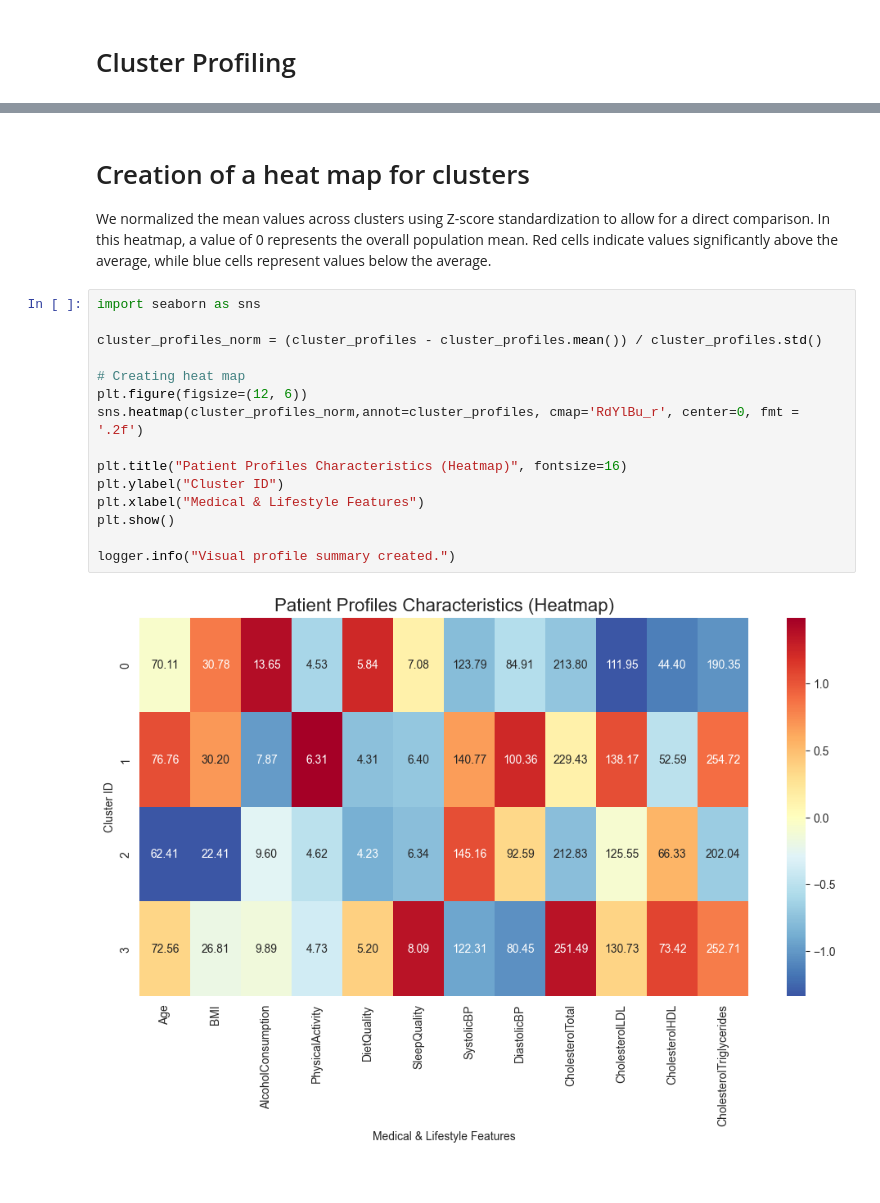
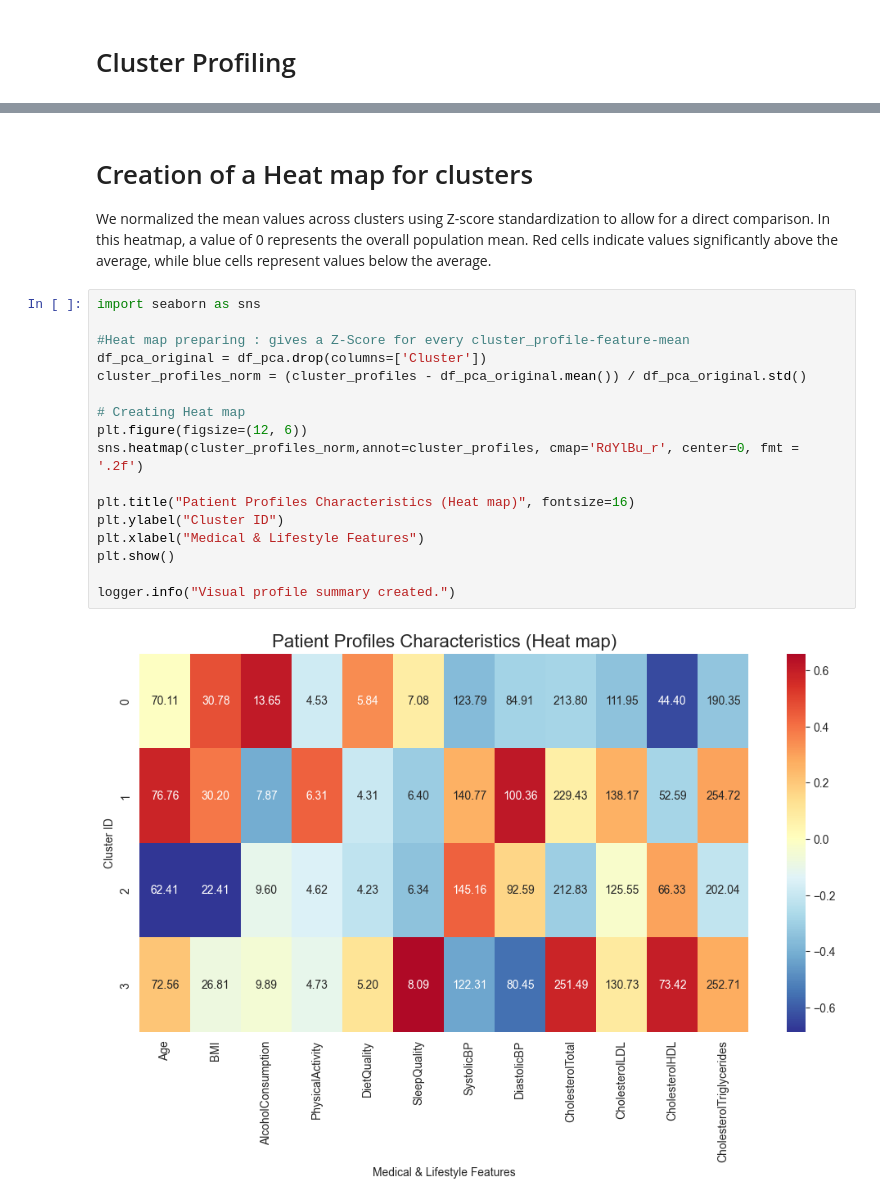
Before and after one commit to HillelAlon/Parkinson-Disease-Data-Analysis-and-Profiles-Classification, a Jupyter notebook: clusteringTA/PCA_notebook.ipynb, the cells around one changed output, grey strips where cells are left out. Saved outputs shown, nothing was run; the diff lists cells and outputs as text.

```diff
--- a/clusteringTA/PCA_notebook.ipynb
+++ b/clusteringTA/PCA_notebook.ipynb
@@ -306,20 +306,22 @@ Profiles for each Cluster (Mean Values):
 # %% [markdown]
-# Creation of a heat map for clusters
+# Creation of a Heat map for clusters
 We normalized the mean values across clusters using Z-score standardization to allow for a direct comparison. In this heatmap, a value of 0 represents the overall population mean. Red cells indicate values significantly above the average, while blue cells represent values below the average.
 # %%
 import seaborn as sns
 
-cluster_profiles_norm = (cluster_profiles - cluster_profiles.mean()) / cluster_profiles.std()
+#Heat map preparing : gives a Z-Score for every cluster_profile-feature-mean
+df_pca_original = df_pca.drop(columns=['Cluster'])
+cluster_profiles_norm = (cluster_profiles - df_pca_original.mean()) / df_pca_original.std()
 
-# Creating heat map
+# Creating Heat map
 plt.figure(figsize=(12, 6))
 sns.heatmap(cluster_profiles_norm,annot=cluster_profiles, cmap='RdYlBu_r', center=0, fmt = '.2f')
 
-plt.title("Patient Profiles Characteristics (Heatmap)", fontsize=16)
+plt.title("Patient Profiles Characteristics (Heat map)", fontsize=16)
 plt.ylabel("Cluster ID")
 plt.xlabel("Medical & Lifestyle Features")
 plt.show()
 
 logger.info("Visual profile summary created.")
 # %% [output]
-[figure, old version]
+[figure, new version]
```
Also changed, not shown: parts of 13 cells of this notebook.
